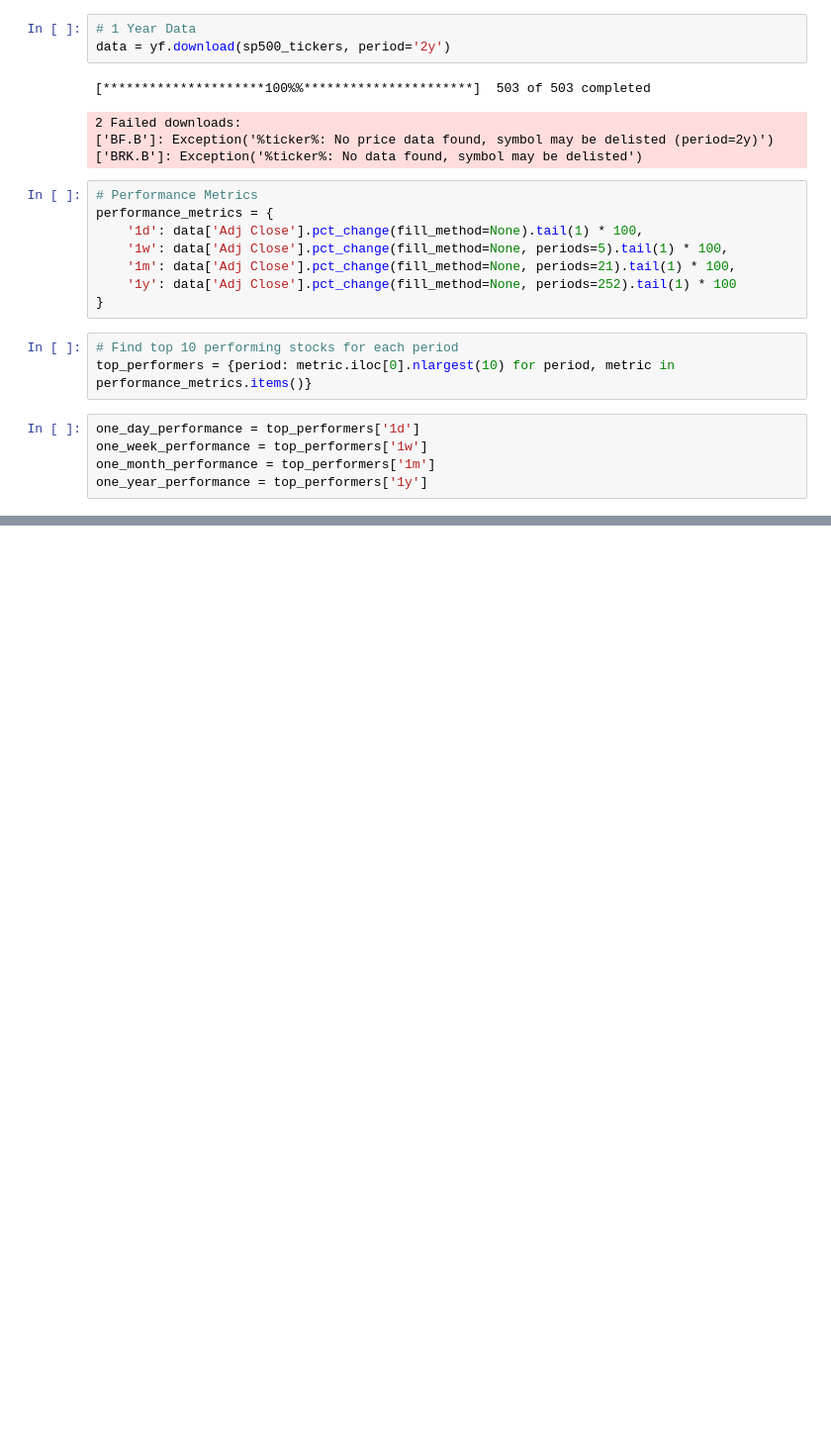
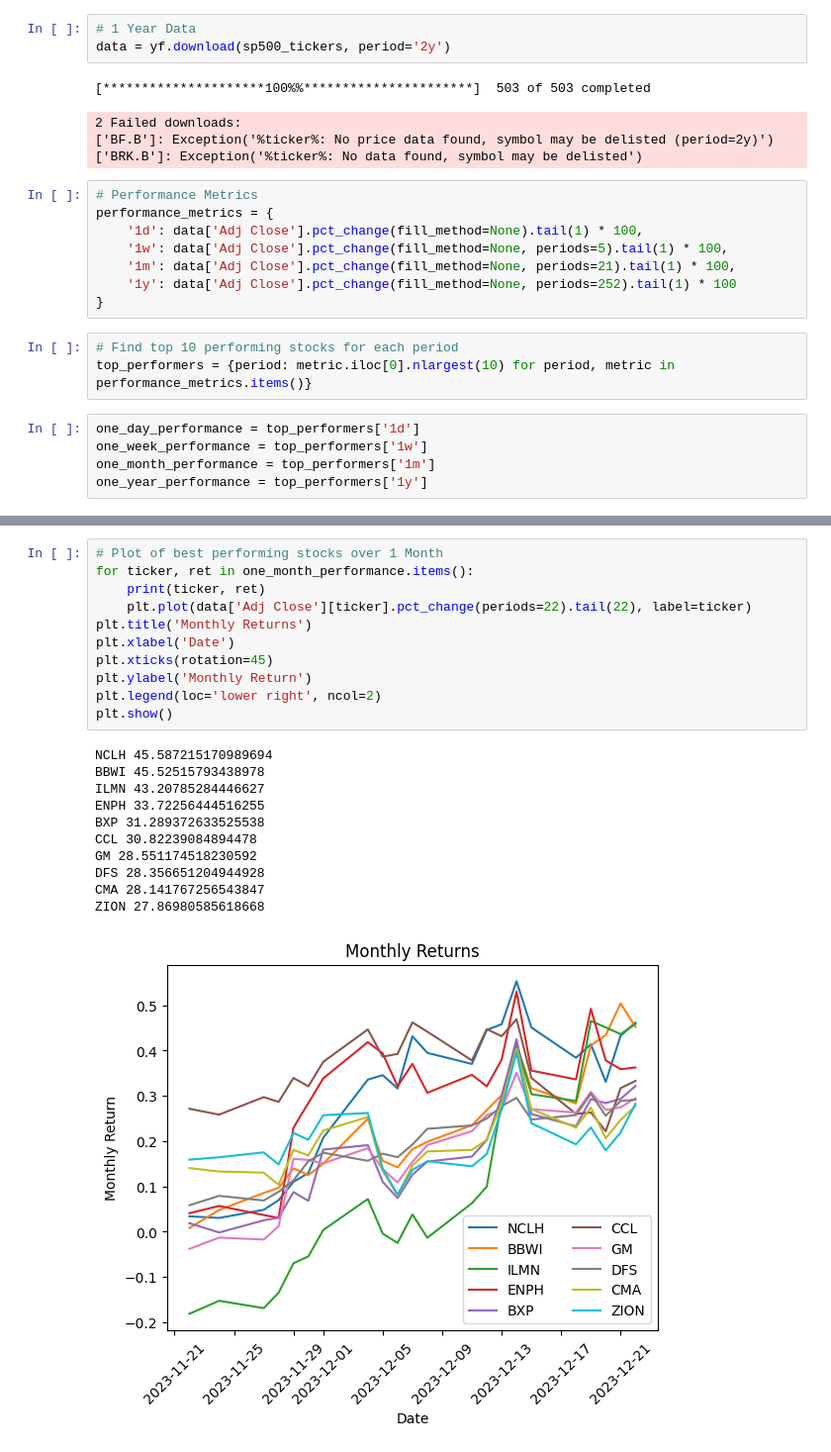
Before and after one commit to talhajamal11/Market-Updates, a Jupyter notebook: src/main.ipynb, the cells around one changed output, grey strips where cells are left out. Shown: that part at 99% size. Drawn from its saved outputs; the diff is of its cells as text; blank space fills up the shorter version.

```diff
--- a/src/main.ipynb
+++ b/src/main.ipynb
@@ -51,0 +83,23 @@ ALGN 6.611505812922003
+# %%
+# Plot of best performing stocks over 1 Month
+for ticker, ret in one_month_performance.items():
+    print(ticker, ret)
+    plt.plot(data['Adj Close'][ticker].pct_change(periods=22).tail(22), label=ticker)
+plt.title('Monthly Returns')
+plt.xlabel('Date')
+plt.xticks(rotation=45)
+plt.ylabel('Monthly Return')
+plt.legend(loc='lower right', ncol=2)
+plt.show()
+# %% [output]
+NCLH 45.587215170989694
+BBWI 45.52515793438978
+ILMN 43.20785284446627
+ENPH 33.72256444516255
+BXP 31.289372633525538
+CCL 30.82239084894478
+GM 28.551174518230592
+DFS 28.356651204944928
+CMA 28.141767256543847
+ZION 27.86980585618668
+[figure, added]
```
Also changed, not shown: parts of 6 cells of this notebook.
